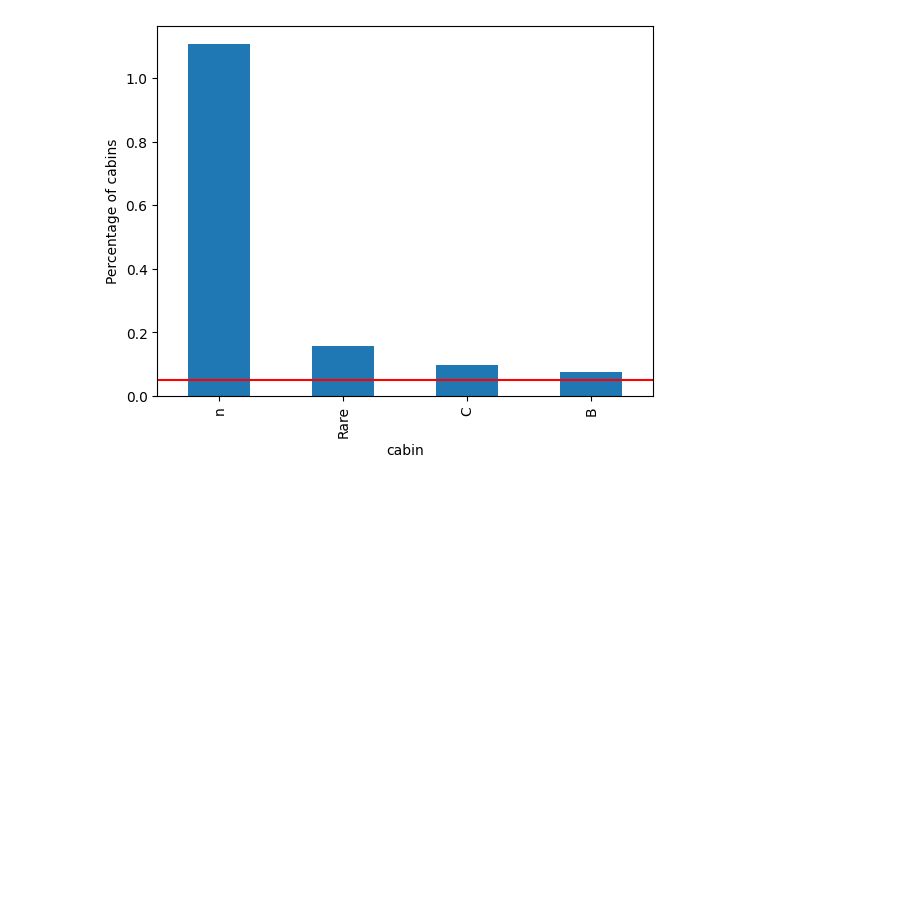
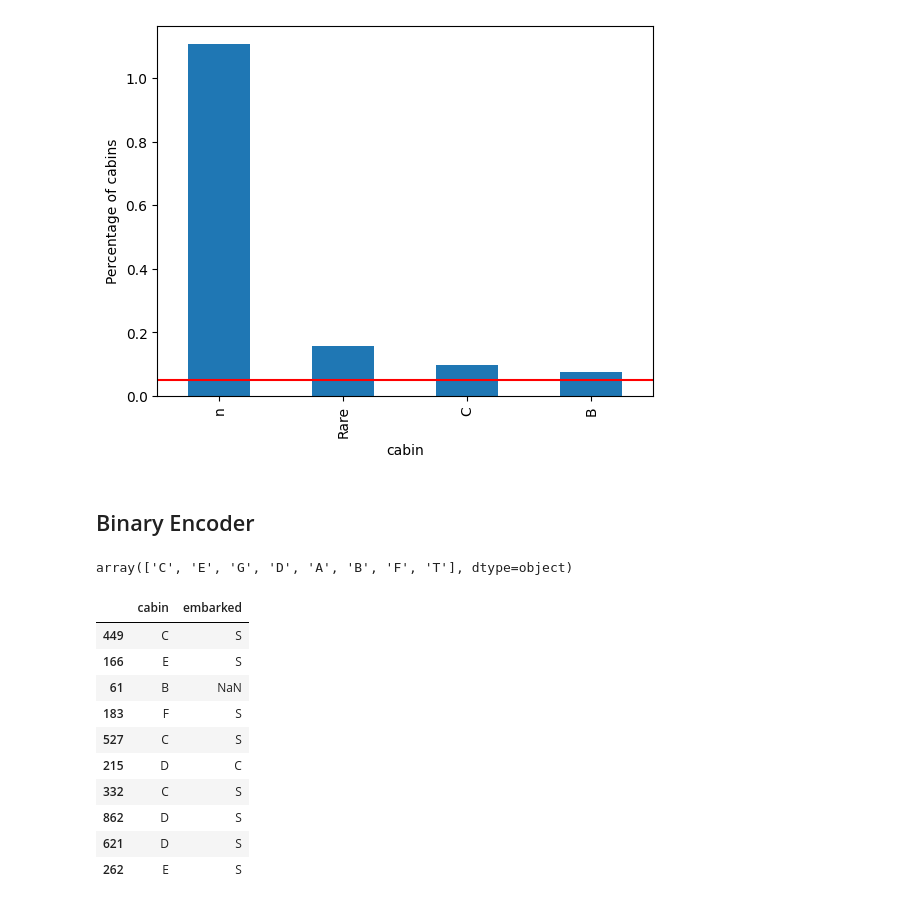
Before and after one commit to kar137/Machine-Learning-Portfolio, a Jupyter notebook: notebooks/Feature-Engineering/encoding.ipynb, the cells around one changed output. Saved outputs shown, nothing was run; the diff lists cells and outputs as text; code cells hidden in the pictures; blank space fills up the shorter version.

```diff
--- a/notebooks/Feature-Engineering/encoding.ipynb
+++ b/notebooks/Feature-Engineering/encoding.ipynb
@@ -739,3 +739,44 @@ rare1 = rare_label_encoding(data, 'cabin', 0.05)
 display_rare(rare1, 'cabin')
 # %% [output]
 [figure]
+# %% [markdown]
+## Binary Encoder
+# %%
+# load the dataset
+data = load_data()
+data = data[['cabin', 'embarked', 'survived']]
+
+# Keeping only the string of cabin feature for simplicity and removing NaN values
+data = data[data['cabin'].notna()]
+
+data['cabin'] = data['cabin'].astype('str').str[0]
+
+data['cabin'].unique()
+# %% [output]
+array(['C', 'E', 'G', 'D', 'A', 'B', 'F', 'T'], dtype=object)
+# %%
+#Trian_test_split for the dataset.
+
+X_train, X_test, y_train, y_test = train_test_split(
+    data[['cabin', 'embarked']],
+    data['survived'],
+    test_size=0.3,
+    random_state=42)
+
+# The binary encoder results in log_2(N)+1 new binary features
+from category_encoders.binary import BinaryEncoder
+binary_enc = BinaryEncoder(cols=['cabin'])
+
+X_train.head(10)
+# %% [output]
+|  | cabin | embarked |
+| 449 | C | S |
+| 166 | E | S |
+| 61 | B | NaN |
+| 183 | F | S |
+| 527 | C | S |
+| 215 | D | C |
+| 332 | C | S |
+| 862 | D | S |
+| 621 | D | S |
+| 262 | E | S |
```
Also changed, not shown: parts of 5 cells of this notebook.
